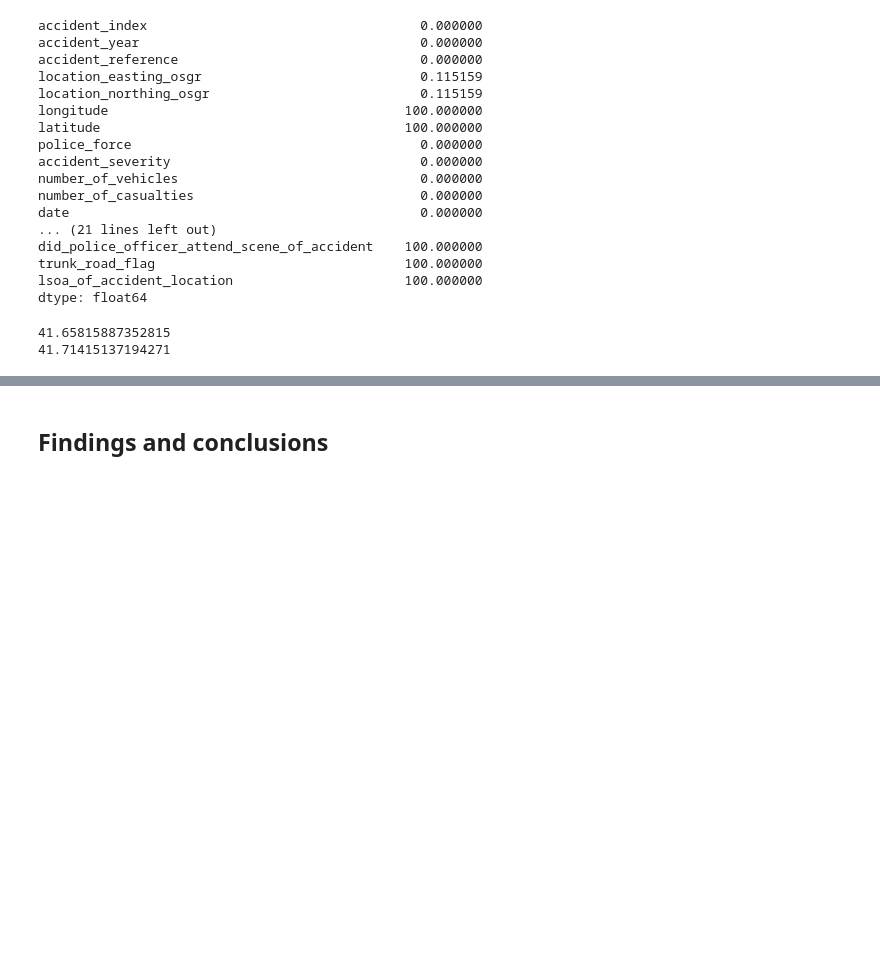
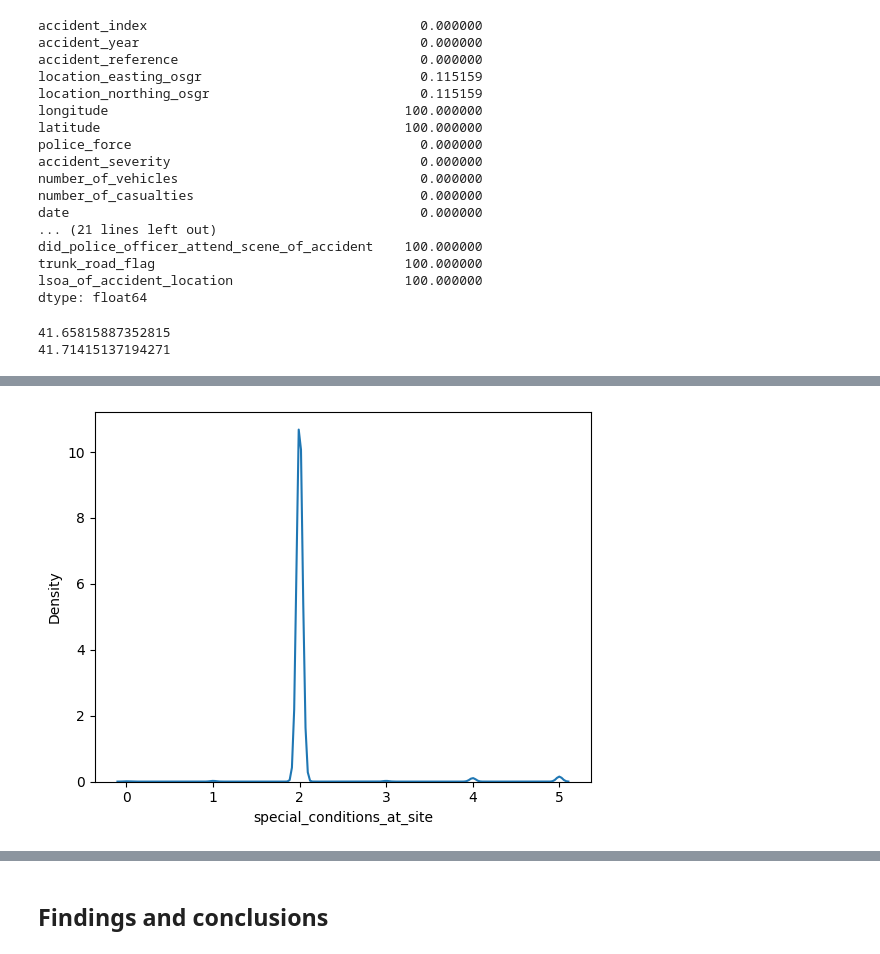
Before and after one commit to YoussefAswad/de-project, a Jupyter notebook: Milestone 1 template.ipynb, the cells around one changed output, grey strips where cells are left out. Saved outputs shown, nothing was run; the diff lists cells and outputs as text; code cells hidden in the pictures; blank space fills up the shorter version.

```diff
--- a/Milestone 1 template.ipynb
+++ b/Milestone 1 template.ipynb
@@ -270,0 +284,8 @@ sns.countplot('second_road_class', data=df_accidents_1980_clean)
+# %%
+data["pedestrian_crossing_human_control"].median()
+ind = data[data["pedestrian_crossing_human_control"] == data["pedestrian_crossing_human_control"].median()].index[0]
+pedesMedian = df_accidents_1980_clean["pedestrian_crossing_human_control"][ind]
+df_accidents_1980_clean["pedestrian_crossing_human_control"] = df_accidents_1980_clean["pedestrian_crossing_human_control"].replace(np.nan, pedesMedian)
+df_null = df_accidents_1980_clean.isna().mean() * 100
+
+df_null
@@ -270,0 +310,8 @@ sns.countplot('second_road_class', data=df_accidents_1980_clean)
+# %%
+data["pedestrian_crossing_physical_facilities"].median()
+ind = data[data["pedestrian_crossing_physical_facilities"] == data["pedestrian_crossing_physical_facilities"].median()].index[0]
+pedesMedian = df_accidents_1980_clean["pedestrian_crossing_physical_facilities"][ind]
+df_accidents_1980_clean["pedestrian_crossing_physical_facilities"] = df_accidents_1980_clean["pedestrian_crossing_physical_facilities"].replace(np.nan, pedesMedian)
+df_null = df_accidents_1980_clean.isna().mean() * 100
+
+df_null
@@ -270,0 +336,9 @@ sns.countplot('second_road_class', data=df_accidents_1980_clean)
+# %%
+df_accidents_1980_clean["special_conditions_at_site"].unique()
+data = df_accidents_1980_clean[['special_conditions_at_site']].dropna()
+data['special_conditions_at_site'] = data['special_conditions_at_site'].astype(
+    'category')
+data['special_conditions_at_site'] = data['special_conditions_at_site'].cat.codes
+sns.kdeplot(data["special_conditions_at_site"])
+# %% [output]
+[figure, added]
```
Also changed, not shown: parts of 11 cells of this notebook.
